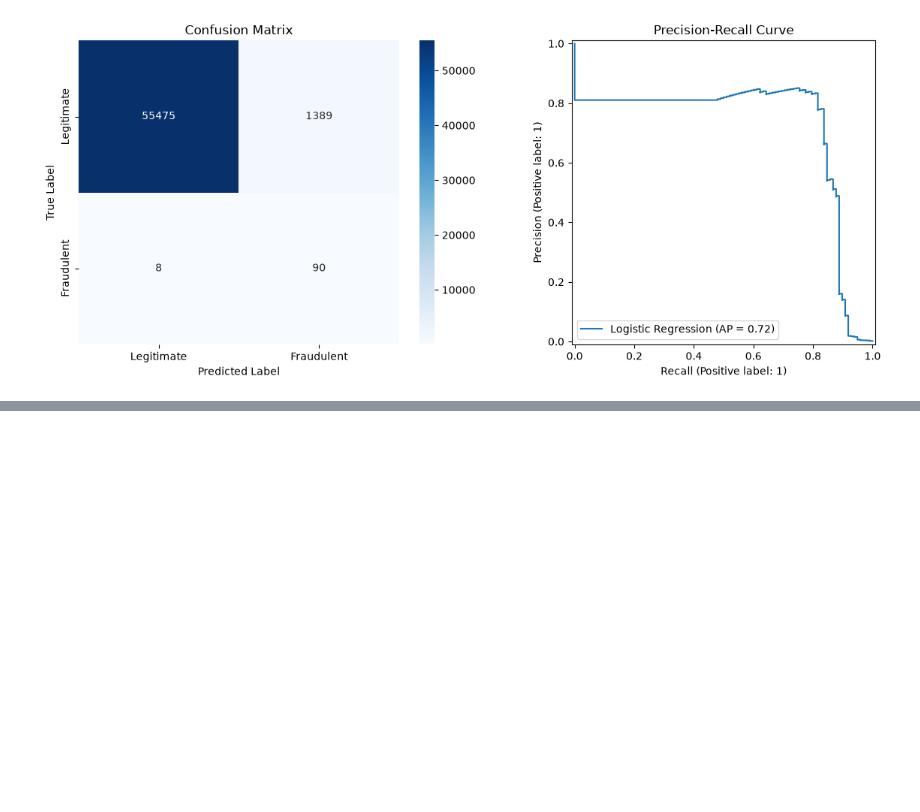
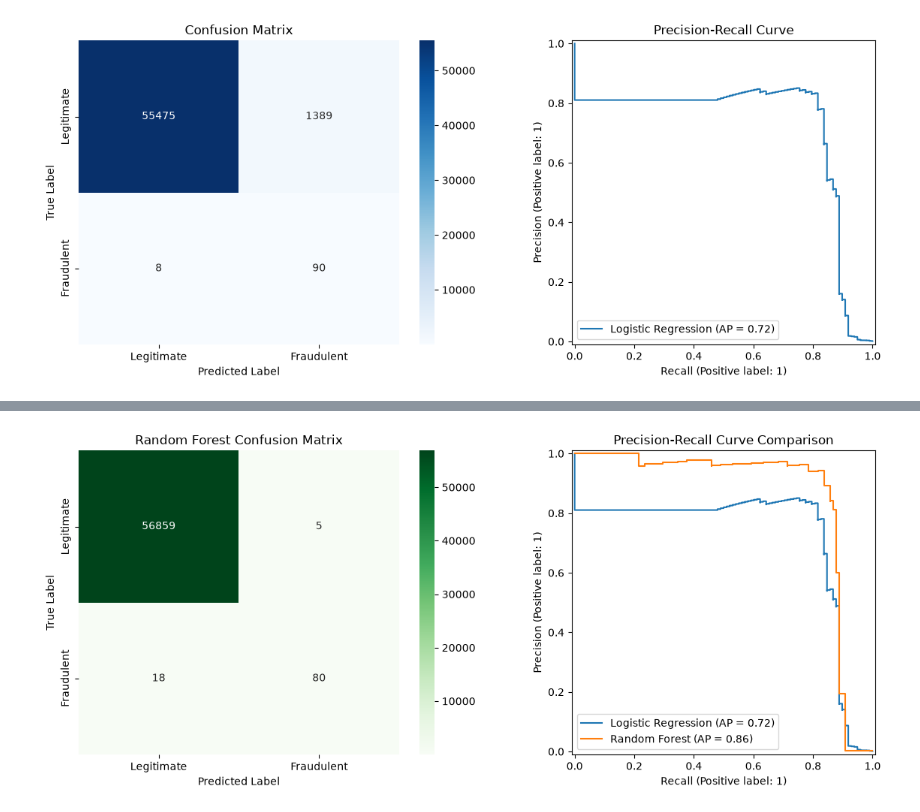
Before and after one commit to diyorIsamukhamedov/credit_card_fraud_detection, a Jupyter notebook: notebook/02_Model_Development.ipynb, the cells around one changed output, grey strips where cells are left out. Cells and saved outputs as stored; diff of their text form; code cells hidden in the pictures; blank space fills up the shorter version.

Commit message:
add random forest model, evaluation and feature importance

```diff
--- a/notebook/02_Model_Development.ipynb
+++ b/notebook/02_Model_Development.ipynb
@@ -85,3 +98,17 @@ plt.savefig("../docs/8_confusion_matrix_and_pr_curve.png")
 plt.show()
 # %% [output]
 [figure]
+# %%
+# 1. Инициализация и обучение Случайного Леса
+rf_model = RandomForestClassifier(n_estimators=100, random_state=42, n_jobs=-1)
+rf_model.fit(X_train, y_train)
+
+# 2. Получение предсказаний
+y_pred_rf = rf_model.predict(X_test)
+y_pred_proba_rf = rf_model.predict_proba(X_test)[:, 1]
+
+# 3. Вывод метрик качества
+print("DI DI DI Random Forest Classification Report DI DI DI")
+print(classification_report(y_test, y_pred_rf, target_names=['Legitimate', 'Fraudulent']))
+
+print(f"Random Forest ROC-AUC: {roc_auc_score(y_test, y_pred_proba_rf):.4f}")
@@ -87,0 +132,26 @@ plt.show()
+# %%
+# Вычисление матрицы ошибок для Random Forest
+cm_rf = confusion_matrix(y_test, y_pred_rf)
+
+plt.figure(figsize=(12, 5))
+
+# 1. Confusion Matrix
+plt.subplot(1, 2, 1)
+sns.heatmap(cm_rf, annot=True, fmt='d', cmap='Greens',
+            xticklabels=['Legitimate', 'Fraudulent'],
+            yticklabels=['Legitimate', 'Fraudulent'])
+plt.title('Random Forest Confusion Matrix')
+plt.xlabel('Predicted Label')
+plt.ylabel('True Label')
+
+# 2. Precision-Recall Curve (Сравнение Logistic Regression и Random Forest)
+plt.subplot(1, 2, 2)
+PrecisionRecallDisplay.from_predictions(y_test, y_pred_proba, ax=plt.gca(), name="Logistic Regression")
+PrecisionRecallDisplay.from_predictions(y_test, y_pred_proba_rf, ax=plt.gca(), name="Random Forest")
+plt.title('Precision-Recall Curve Comparison')
+
+plt.tight_layout()
+plt.savefig("../docs/9_random_forest_confusion_matrix_and_pr_curve.png")
+plt.show()
+# %% [output]
+[figure, added]
```
Also changed, not shown: parts of 9 cells of this notebook.
